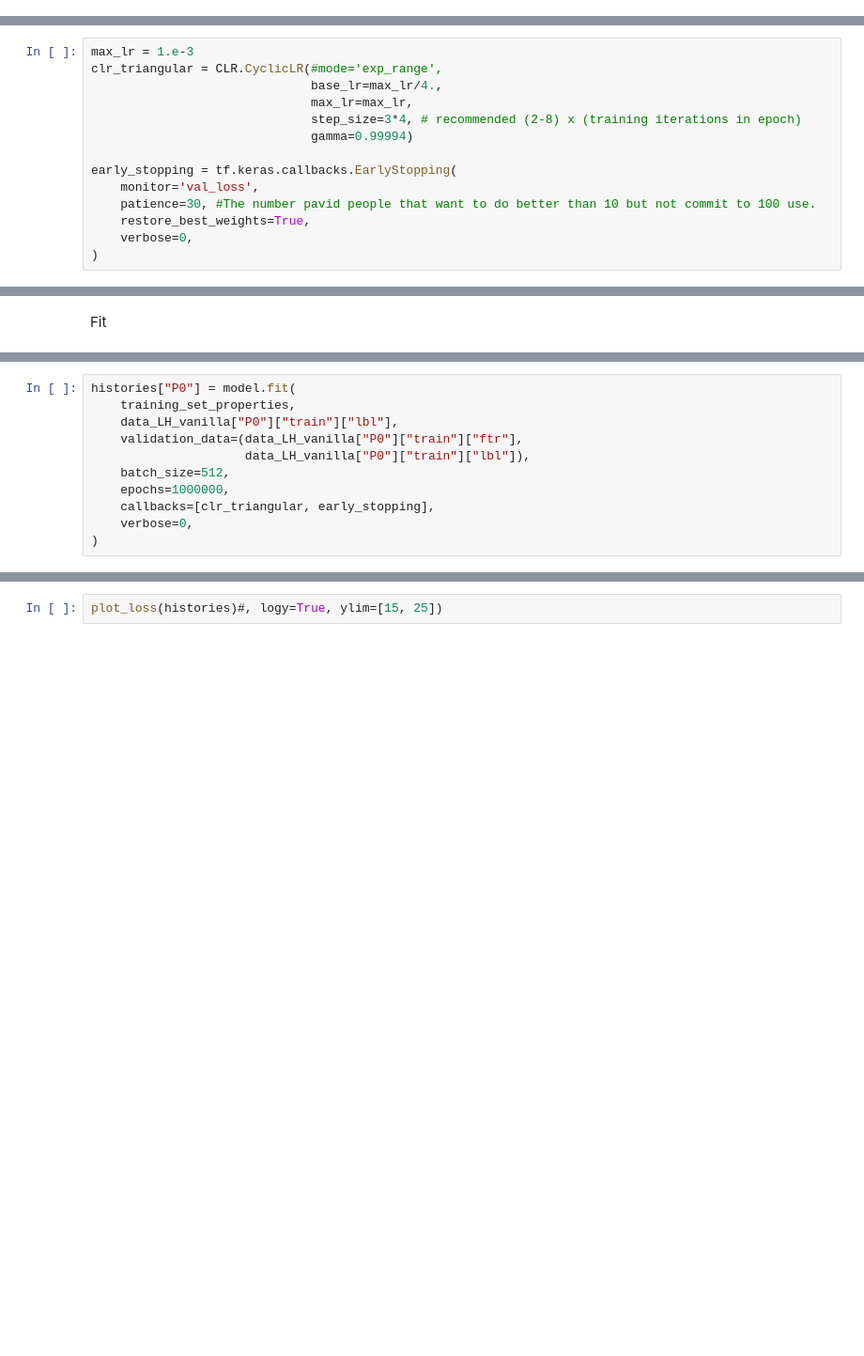
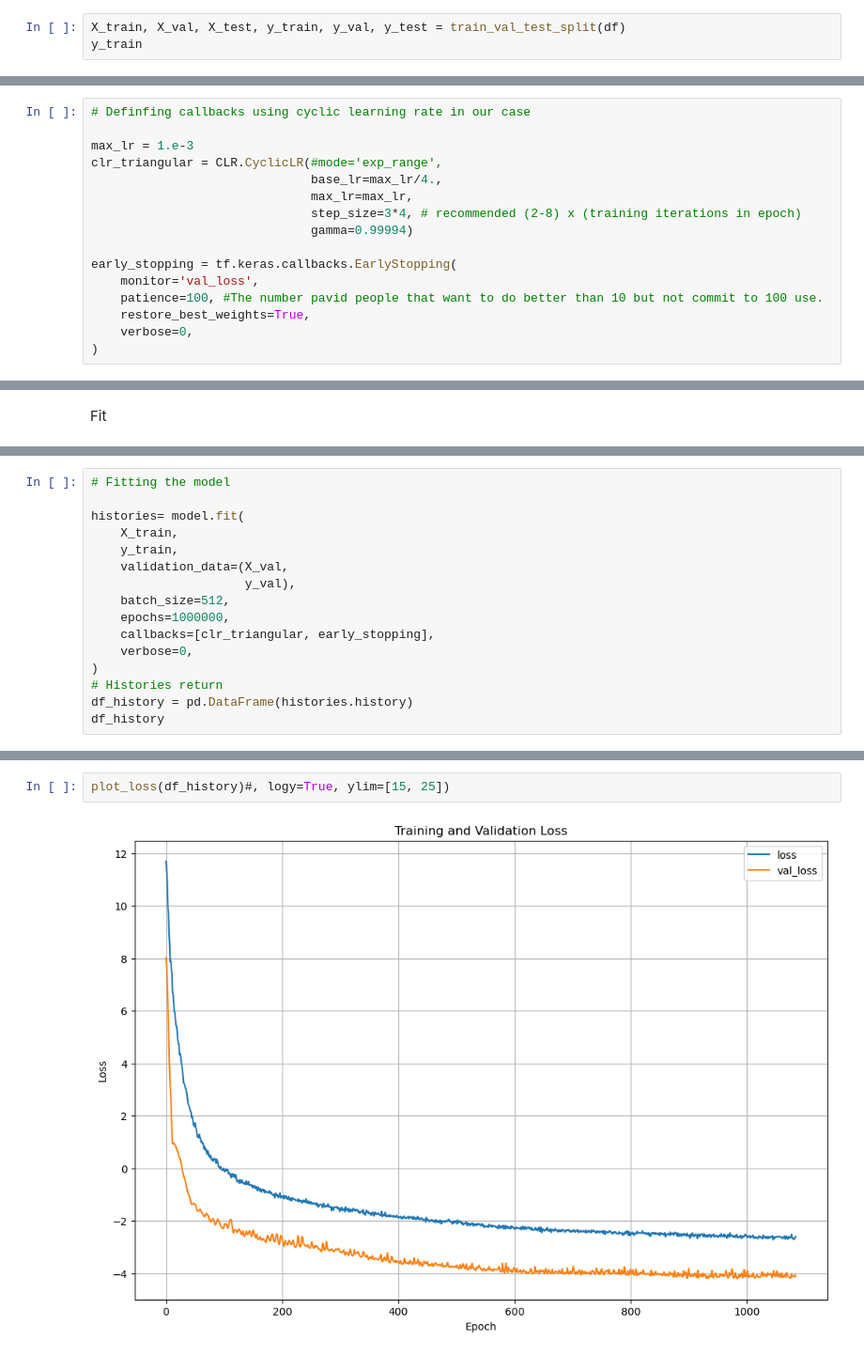
Before and after one commit to supriodubey/Thesis, a Jupyter notebook: codes/Moment_Network_LCDM.ipynb, the cells around one changed output, grey strips where cells are left out. Shown at 94% size. Drawn from its saved outputs; the diff is of its cells as text; blank space fills up the shorter version.

```diff
--- a/codes/Moment_Network_LCDM.ipynb
+++ b/codes/Moment_Network_LCDM.ipynb
@@ -41,0 +120,3 @@ directory_path = "/home/draco/work/quijote/Pk_LH/"
+# %%
+X_train, X_val, X_test, y_train, y_val, y_test = train_val_test_split(df)
+y_train
@@ -251,6 +377,8 @@ def create_model(inputs, output_layer):
 # %% [markdown]
 Define callbacks
 # %%
+# Definfing callbacks using cyclic learning rate in our case
+
 max_lr = 1.e-3
 clr_triangular = CLR.CyclicLR(#mode='exp_range',
                               base_lr=max_lr/4.,
@@ -260,7 +388,7 @@ clr_triangular = CLR.CyclicLR(#mode='exp_range',
 
 early_stopping = tf.keras.callbacks.EarlyStopping(
     monitor='val_loss',
-    patience=30, #The number pavid people that want to do better than 10 but not commit to 100 use.
+    patience=100, #The number pavid people that want to do better than 10 but not commit to 100 use.
     restore_best_weights=True,
     verbose=0,
 )
@@ -335,11 +481,16 @@ model = create_model(inputs, output_layer)
 # %%
-histories["P0"] = model.fit(
-    training_set_properties,
-    data_LH_vanilla["P0"]["train"]["lbl"],
-    validation_data=(data_LH_vanilla["P0"]["train"]["ftr"],
-                     data_LH_vanilla["P0"]["train"]["lbl"]),
+# Fitting the model
+
+histories= model.fit(
+    X_train,
+    y_train,
+    validation_data=(X_val,
+                     y_val),
     batch_size=512,
     epochs=1000000,
     callbacks=[clr_triangular, early_stopping],
     verbose=0,
 )
+# Histories return
+df_history = pd.DataFrame(histories.history)
+df_history
@@ -346,3 +511,5 @@ histories["P0"] = model.fit(
 # %%
-plot_loss(histories)#, logy=True, ylim=[15, 25])
+plot_loss(df_history)#, logy=True, ylim=[15, 25])
+# %% [output]
+[figure, added]
 # %%
```
Also changed, not shown: parts of 25 cells of this notebook, 1 other file.
